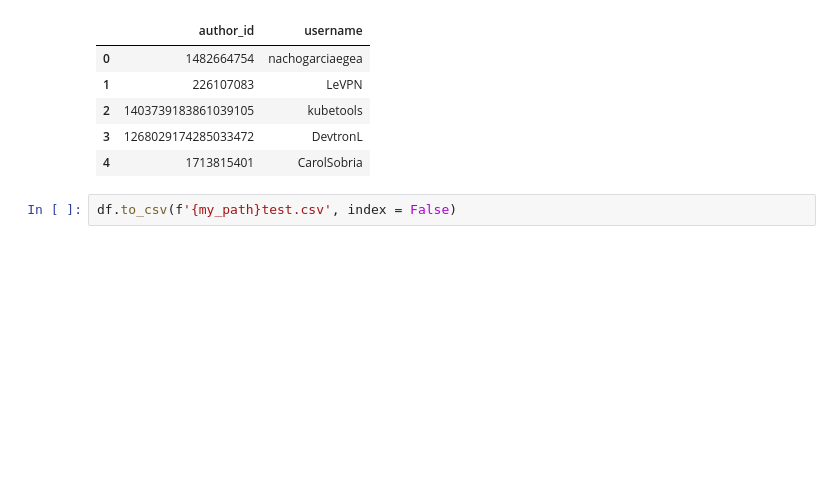
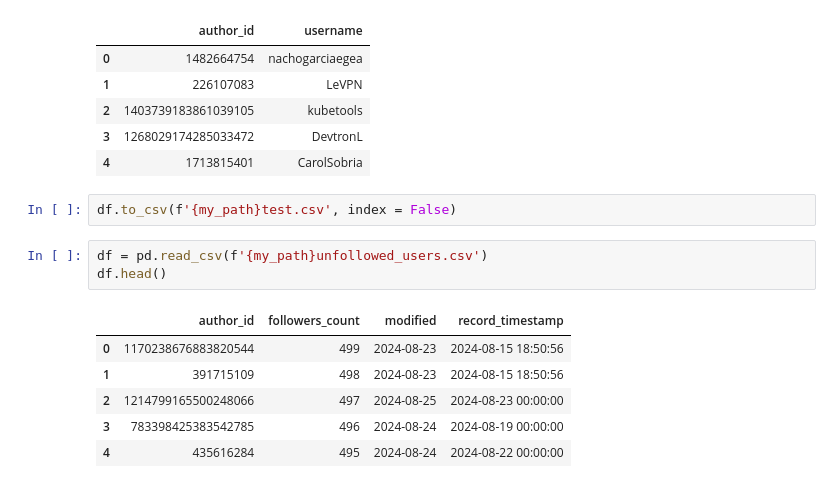
Before and after one commit to byambaa1982/python_cources_for_beginers, a Jupyter notebook: Mini Project 1/data_modeling_1.ipynb, the cells around one changed output. Saved outputs shown, nothing was run; the diff lists cells and outputs as text; blank space fills up the shorter version.

```diff
--- a/Mini Project 1/data_modeling_1.ipynb
+++ b/Mini Project 1/data_modeling_1.ipynb
@@ -24,3 +24,13 @@ df.head()
 | 4 | 1713815401 | CarolSobria |
 # %%
 df.to_csv(f'{my_path}test.csv', index = False)
+# %%
+df = pd.read_csv(f'{my_path}unfollowed_users.csv')
+df.head()
+# %% [output]
+|  | author_id | followers_count | modified | record_timestamp |
+| 0 | 1170238676883820544 | 499 | 2024-08-23 | 2024-08-15 18:50:56 |
+| 1 | 391715109 | 498 | 2024-08-23 | 2024-08-15 18:50:56 |
+| 2 | 1214799165500248066 | 497 | 2024-08-25 | 2024-08-23 00:00:00 |
+| 3 | 783398425383542785 | 496 | 2024-08-24 | 2024-08-19 00:00:00 |
+| 4 | 435616284 | 495 | 2024-08-24 | 2024-08-22 00:00:00 |
```
Also changed, not shown: parts of 2 cells of this notebook.
